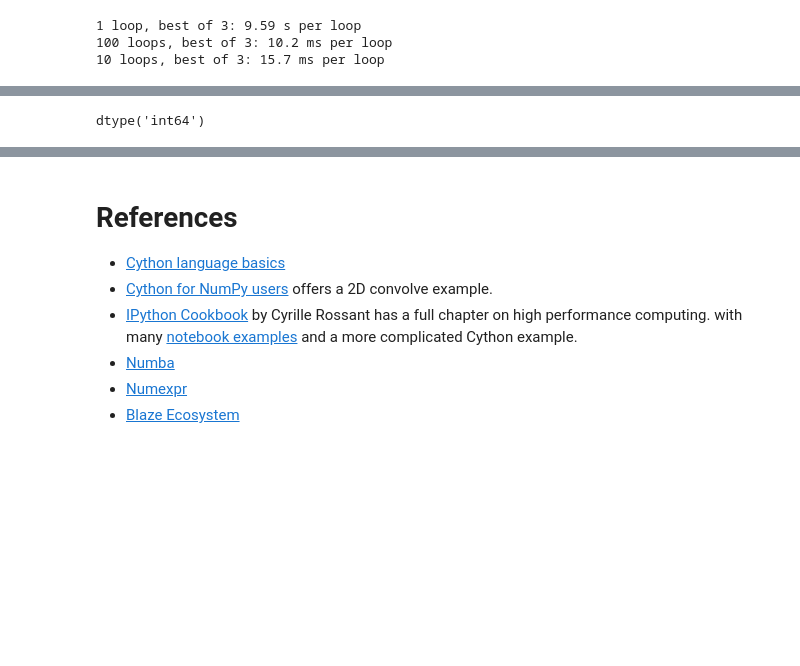
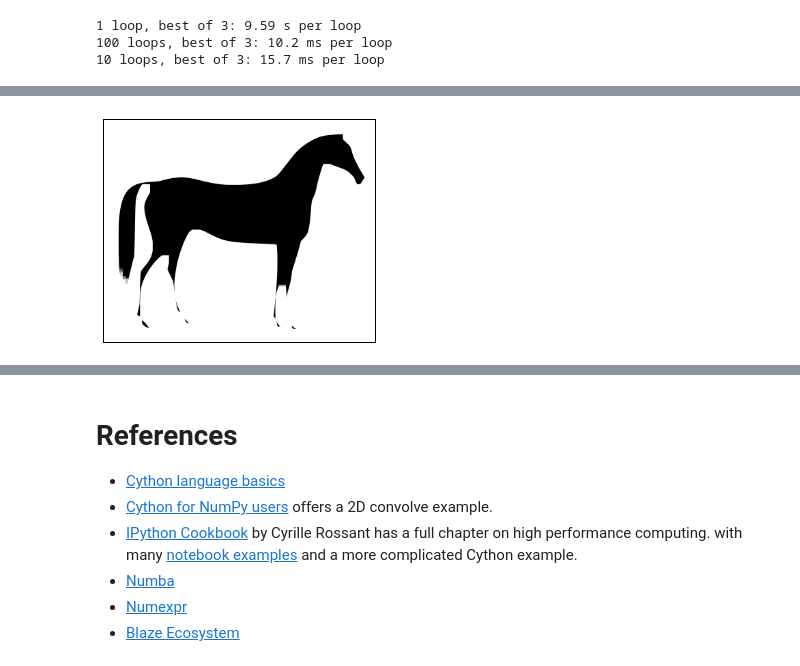
Before and after one commit to yoavram/Py4Eng, a Jupyter notebook: sessions/cython.ipynb, the cells around one changed output, grey strips where cells are left out. Saved outputs shown, nothing was run; the diff lists cells and outputs as text; code cells hidden in the pictures; blank space fills up the shorter version.

```diff
--- a/sessions/cython.ipynb
+++ b/sessions/cython.ipynb
@@ -453,4 +421,0 @@ def fix_black(arr, black_thr):
-# %%
-noisy.dtype
-# %% [output]
-dtype('int64')
@@ -517,0 +422,5 @@ display_image(mx)
+# %%
+dilated = generic_filter(horse, max, size=(10, 10))
+display_image(dilated)
+# %% [output]
+[figure, added]
```
Also changed, not shown: parts of 16 cells of this notebook, 2 other files.
